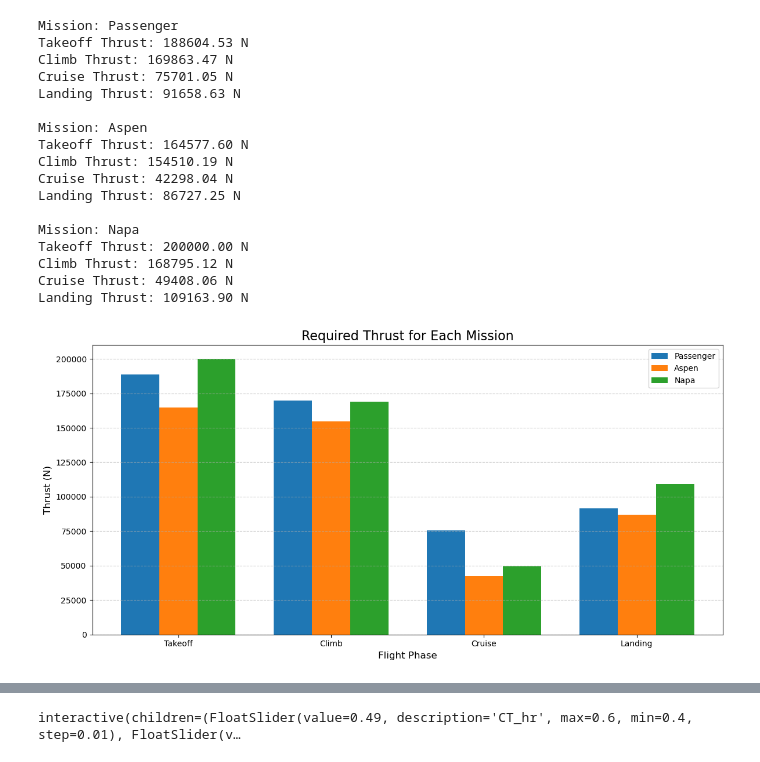
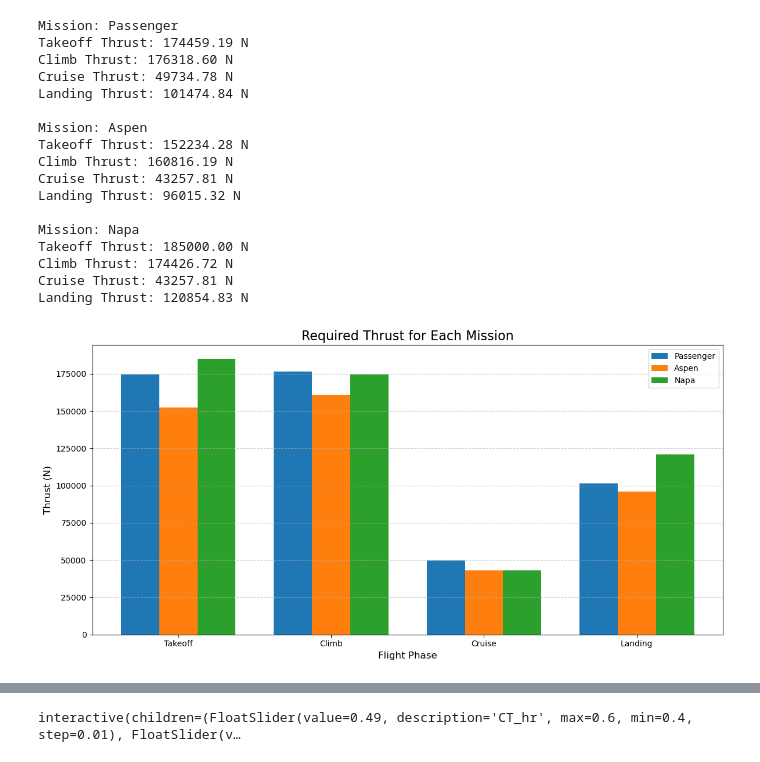
Before and after one commit to AntoineVanHoye/integrated_project, a Jupyter notebook: thrust.ipynb, the cells around one changed output, grey strips where cells are left out. Cells and saved outputs as stored; diff of their text form; code cells hidden in the pictures.

```diff
--- a/thrust.ipynb
+++ b/thrust.ipynb
@@ -223,29 +223,26 @@ def high_bypass_turbofan_thrust(F0, TR, H, M, deltaOAT_C):
     sigma = rho / 1.225  # Density ratio
 
     # Pressure ratio
-    delta = P / P0 * (1 + 0.2 * M ** 2) ** 3.5
+    delta = sigma * (1 + 0.2 * M ** 2) ** 3.0  # Adjusted exponent for more realistic scaling
 
     # Temperature ratio
     theta = T / T0 * (1 + 0.2 * M ** 2)
 
     # High Bypass Ratio Turbofan Calculation
-    if theta <= TR:
-        thrust = F0 * delta * (1 + 0.49 * math.sqrt(M))
-    else:
-        thrust = F0 * delta * (1 + 0.49 * math.sqrt(M) - 3 * (theta - TR) / (1.5 + M))
+    thrust = F0 * TR * delta * (1 + 0.40 * math.sqrt(M))  # Reduced Mach effect coefficient
 
-    return thrust
+    return max(thrust, 0)  # Ensure thrust is not negative
 
 # Flight phase-specific parameters in SI units
 flight_phases = {
-    "Takeoff": {"H": 0, "M": 0.2, "TR": 1.0, "deltaOAT_C": 0}, #TR 0.9-1 because full power is required at takeoff
-    "Climb": {"H": 5000, "M": 0.3, "TR": 0.8, "deltaOAT_C": -5}, # TR 0.75-0.85 because moderate power is required at climb
-    "Cruise": {"H": 12500, "M": 0.9, "TR": 0.6, "deltaOAT_C": -10},#TR 0.5-0.7 because low power is required at cruise
-    "Landing": {"H": 0, "M": 0.15, "TR": 0.4, "deltaOAT_C": 5}, # TR 0.3-0.5 because very low  power is required to decent
+    "Takeoff": {"H": 0, "M": 0.2, "TR": 0.9, "deltaOAT_C": 0},  # Reduced TR for realistic takeoff thrust
+    "Climb": {"H": 5000, "M": 0.3, "TR": 0.85, "deltaOAT_C": -5},
+    "Cruise": {"H": 12500, "M": 0.9, "TR": 0.65, "deltaOAT_C": -10},
+    "Landing": {"H": 0, "M": 0.15, "TR": 0.3, "deltaOAT_C": 5},
 }
 
 # Constants
-F0 = 60000 # Sea level thrust per engine in N
+F0 = 80000 # Sea level thrust per engine in N
 num_engines = 2  # Number of engines
 
 # Calculate thrust for each phase
@@ -300,30 +297,29 @@ Landing: 7871.96 N (total for 2 engines)
 import matplotlib.pyplot as plt
 import math
 import numpy as np
-
+# A little bit of problem with the T/W
 # Constants
 rho_sl = 1.225  # Air density at sea level (kg/m³)
 g = 9.81  # Gravitational acceleration (m/s²)
-conversion_factor = 0.3048  # ft to m conversion
 
 # Inputs
-wing_area = 164.9  # Wing area (m²)
+wing_area = 182.56  # Wing area (m²)
 Cl = [1, 0.6, 0.261, 1.5]  # CL for takeoff, climb, cruise, landing
 Cd = [0.23, 0.10, 0.03, 0.30]  # CD for takeoff, climb, cruise, landing
-gamma_climb = 4  #  climb angle in degrees
+gamma_climb = 3  # Climb angle in degrees
 
 # Mission-specific weights (in Newtons)
 weights = {
-    "Passenger": 471511.32,  # Actual MTOW for Mission 1
-    "Aspen": 411444.0,  # MTOW for Mission 2
-    "Napa": 500000.0,  # MTOW for Mission 3
+    "Passenger": 471511.32,
+    "Aspen": 411444.0,
+    "Napa": 500000.0,
 }
 
 # Mission-specific altitudes and speeds (m and m/s)
 missions = {
     "Passenger": {"altitude": [0, 3000, 12500, 0], "speeds": [72, 140, 290, 55]},
-    "Aspen": {"altitude": [0, 2500, 11000, 0], "speeds": [69, 130, 250, 53.5]},
-    "Napa": {"altitude": [0, 2000, 10000, 0], "speeds": [75, 130, 250, 60.0227]},
+    "Aspen": {"altitude": [0, 2500, 12000, 0], "speeds": [69, 130, 260, 53.5]},
+    "Napa": {"altitude": [0, 2000, 12000, 0], "speeds": [75, 130, 260, 60.0227]},
 }
 
 # Phases
@@ -335,7 +331,9 @@ def air_density(h):
     if h <= 11000:
         return rho_sl * (1 - 0.0065 * h / 288.15) ** 5.256
     else:
-        return 0.36391  # Approximation above 11 km
+        T = 216.65  # Constant temp in stratosphere
+        rho_11km = rho_sl * (1 - 0.0065 * 11000 / 288.15) ** 5.256
+        return rho_11km * math.exp(-g * (h - 11000) / (287.05 * T))
 
 def dynamic_pressure(rho, V):
     """Calculate dynamic pressure."""
@@ -365,59 +363,55 @@ for mission, data in missions.items():
         q = dynamic_pressure(rho, speeds[i])
 
         if phase == "Takeoff":
-            # Adjust takeoff thrust as 1.2 times the weight
-            Thrust_weight_ratio = 0.4  # an assumed thrust to weight ratio because i'm tired LOL
-            T = Thrust_weight_ratio * W
+            T = 0.37 * W  # More realistic takeoff T/W ratio
         elif phase == "Climb":
-            # Climb thrust includes drag + climb requirement
             T_drag = thrust_required(Cd[i], q, wing_area)
             T = T_drag + climb_thrust(W, gamma_climb)
         else:
-            # Thrust for other phases only accounts for drag
             T = thrust_required(Cd[i], q, wing_area)
 
         thrust_results[mission].append(T)
         print(f"{phase} Thrust: {T:.2f} N")
 
 # Visualization of results
 fig, ax = plt.subplots(figsize=(12, 6))
 
 x = np.arange(len(phases))
 width = 0.25  # Bar width
 
 # Plot each mission's thrust for all phases
 for i, mission in enumerate(missions):
     ax.bar(x + i * width, thrust_results[mission], width, label=mission)
 
 ax.set_title("Required Thrust for Each Mission", fontsize=16)
 ax.set_xlabel("Flight Phase", fontsize=12)
 ax.set_ylabel("Thrust (N)", fontsize=12)
 ax.set_xticks(x + width)
 ax.set_xticklabels(phases, fontsize=10)
 ax.legend(fontsize=10)
 ax.grid(axis='y', linestyle='--', alpha=0.7)
 
 plt.tight_layout()
 plt.show()
 # %% [output]
 Mission: Passenger
-Takeoff Thrust: 188604.53 N
-Climb Thrust: 169863.47 N
-Cruise Thrust: 75701.05 N
-Landing Thrust: 91658.63 N
+Takeoff Thrust: 174459.19 N
+Climb Thrust: 176318.60 N
+Cruise Thrust: 49734.78 N
+Landing Thrust: 101474.84 N
 
 Mission: Aspen
-Takeoff Thrust: 164577.60 N
-Climb Thrust: 154510.19 N
-Cruise Thrust: 42298.04 N
-Landing Thrust: 86727.25 N
+Takeoff Thrust: 152234.28 N
+Climb Thrust: 160816.19 N
+Cruise Thrust: 43257.81 N
+Landing Thrust: 96015.32 N
 
 Mission: Napa
-Takeoff Thrust: 200000.00 N
-Climb Thrust: 168795.12 N
-Cruise Thrust: 49408.06 N
-Landing Thrust: 109163.90 N
+Takeoff Thrust: 185000.00 N
+Climb Thrust: 174426.72 N
+Cruise Thrust: 43257.81 N
+Landing Thrust: 120854.83 N
-[figure, old version]
+[figure, new version]
 # %%
 import matplotlib.pyplot as plt
 import numpy as np
```
Also changed, not shown: parts of 6 cells of this notebook.
